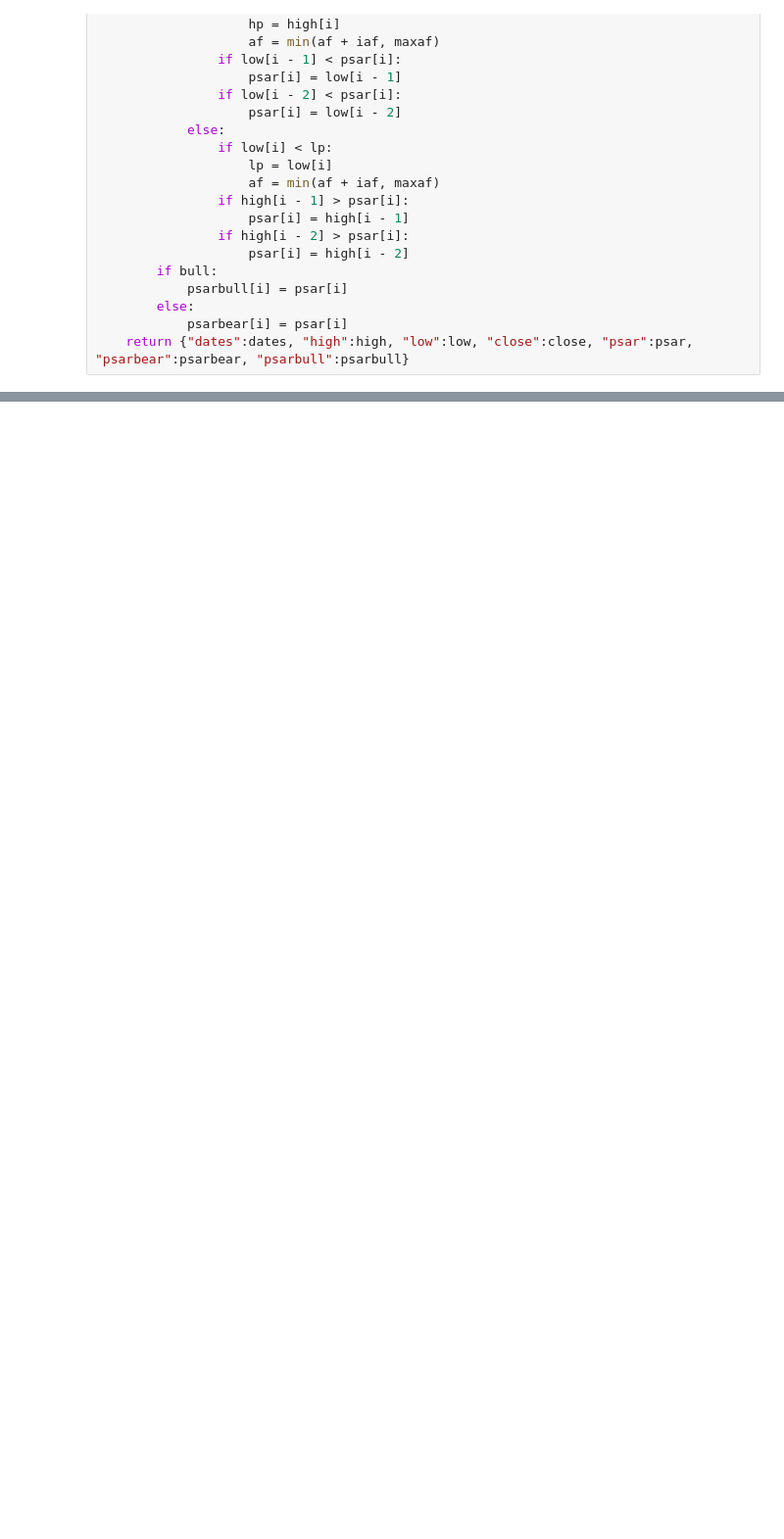
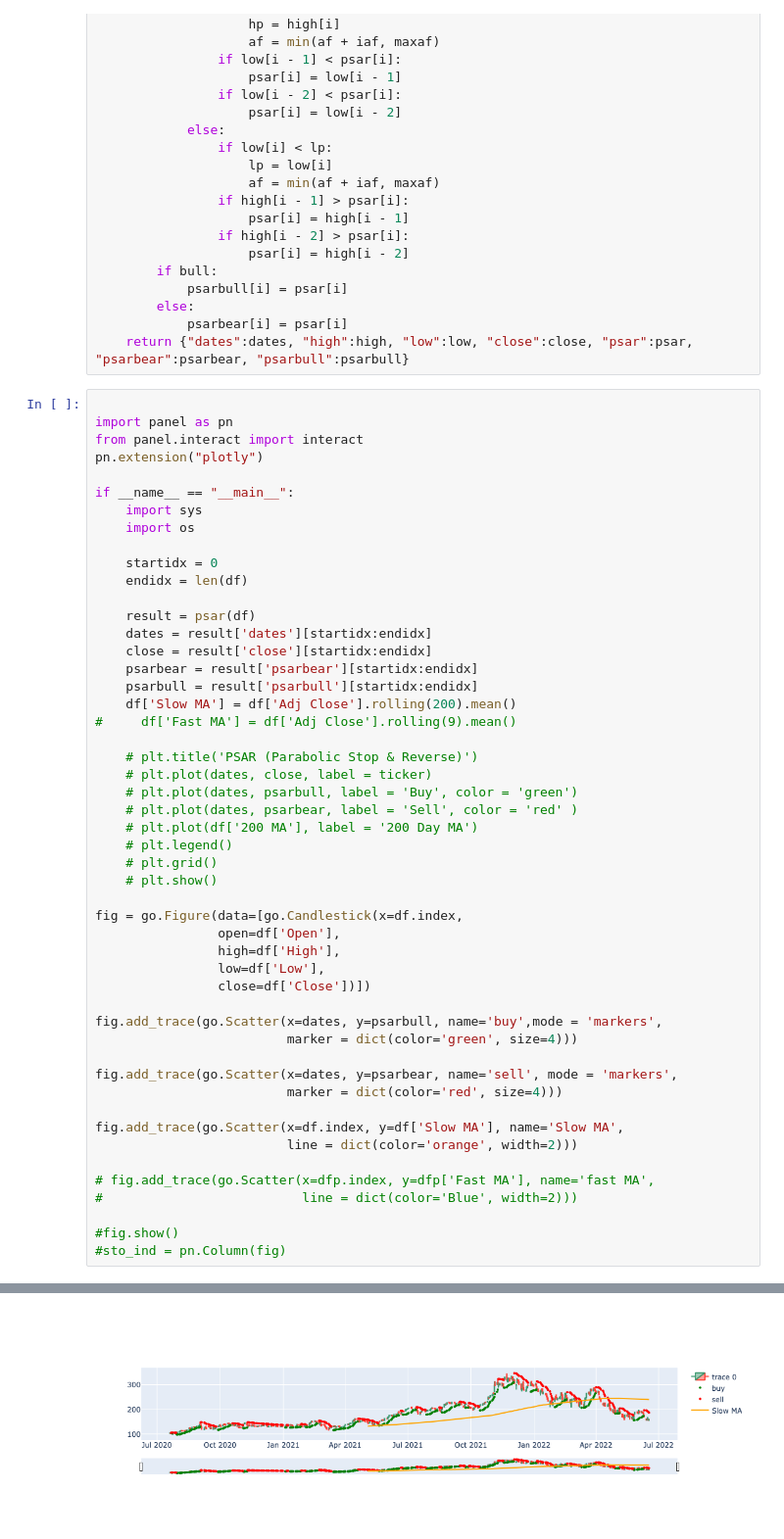
Before and after one commit to satishsurath/Universe-of-Investments, a Jupyter notebook: DebuggingCode/PSAR_MA_Strategy.ipynb, the cells around one changed output, grey strips where cells are left out. Shown at 98% size. Saved outputs shown, nothing was run; the diff lists cells and outputs as text; blank space fills up the shorter version.

Commit message:
Adding Parabolic Stop & Reverse (PSAR)<br>& 200 Days Simple Moving Average Strategy
Signed-off-by: Satish Surath <s@n-m.co>

```diff
--- a/DebuggingCode/PSAR_MA_Strategy.ipynb
+++ b/DebuggingCode/PSAR_MA_Strategy.ipynb
@@ -82,3 +82,54 @@ def psar(df, iaf = 0.02, maxaf = 0.2):
         else:
             psarbear[i] = psar[i]
     return {"dates":dates, "high":high, "low":low, "close":close, "psar":psar, "psarbear":psarbear, "psarbull":psarbull}
+# %%
+
+import panel as pn
+from panel.interact import interact
+pn.extension("plotly")
+
+if __name__ == "__main__":
+    import sys
+    import os
+
+    startidx = 0
+    endidx = len(df)
+
+    result = psar(df)
+    dates = result['dates'][startidx:endidx]
+    close = result['close'][startidx:endidx]
+    psarbear = result['psarbear'][startidx:endidx]
+    psarbull = result['psarbull'][startidx:endidx]
+    df['Slow MA'] = df['Adj Close'].rolling(200).mean()
+#     df['Fast MA'] = df['Adj Close'].rolling(9).mean()
+
+    # plt.title('PSAR (Parabolic Stop & Reverse)')
+    # plt.plot(dates, close, label = ticker)
+    # plt.plot(dates, psarbull, label = 'Buy', color = 'green')
+    # plt.plot(dates, psarbear, label = 'Sell', color = 'red' )
+    # plt.plot(df['200 MA'], label = '200 Day MA')
+    # plt.legend()
+    # plt.grid()
+    # plt.show()
+
+fig = go.Figure(data=[go.Candlestick(x=df.index,
+                open=df['Open'],
+                high=df['High'],
+                low=df['Low'],
+                close=df['Close'])])
+
+fig.add_trace(go.Scatter(x=dates, y=psarbull, name='buy',mode = 'markers',
+                         marker = dict(color='green', size=4)))
+
+fig.add_trace(go.Scatter(x=dates, y=psarbear, name='sell', mode = 'markers',
+                         marker = dict(color='red', size=4)))
+
+fig.add_trace(go.Scatter(x=df.index, y=df['Slow MA'], name='Slow MA',
+                         line = dict(color='orange', width=2)))
+
+# fig.add_trace(go.Scatter(x=dfp.index, y=dfp['Fast MA'], name='fast MA',
+#                          line = dict(color='Blue', width=2)))
+
+#fig.show()
+#sto_ind = pn.Column(fig)
+# %% [output]
@@ -85 +138,2 @@ def psar(df, iaf = 0.02, maxaf = 0.2):
+[figure, added]
 # %%
```
Also changed, not shown: parts of 3 cells of this notebook, 2 other files.
